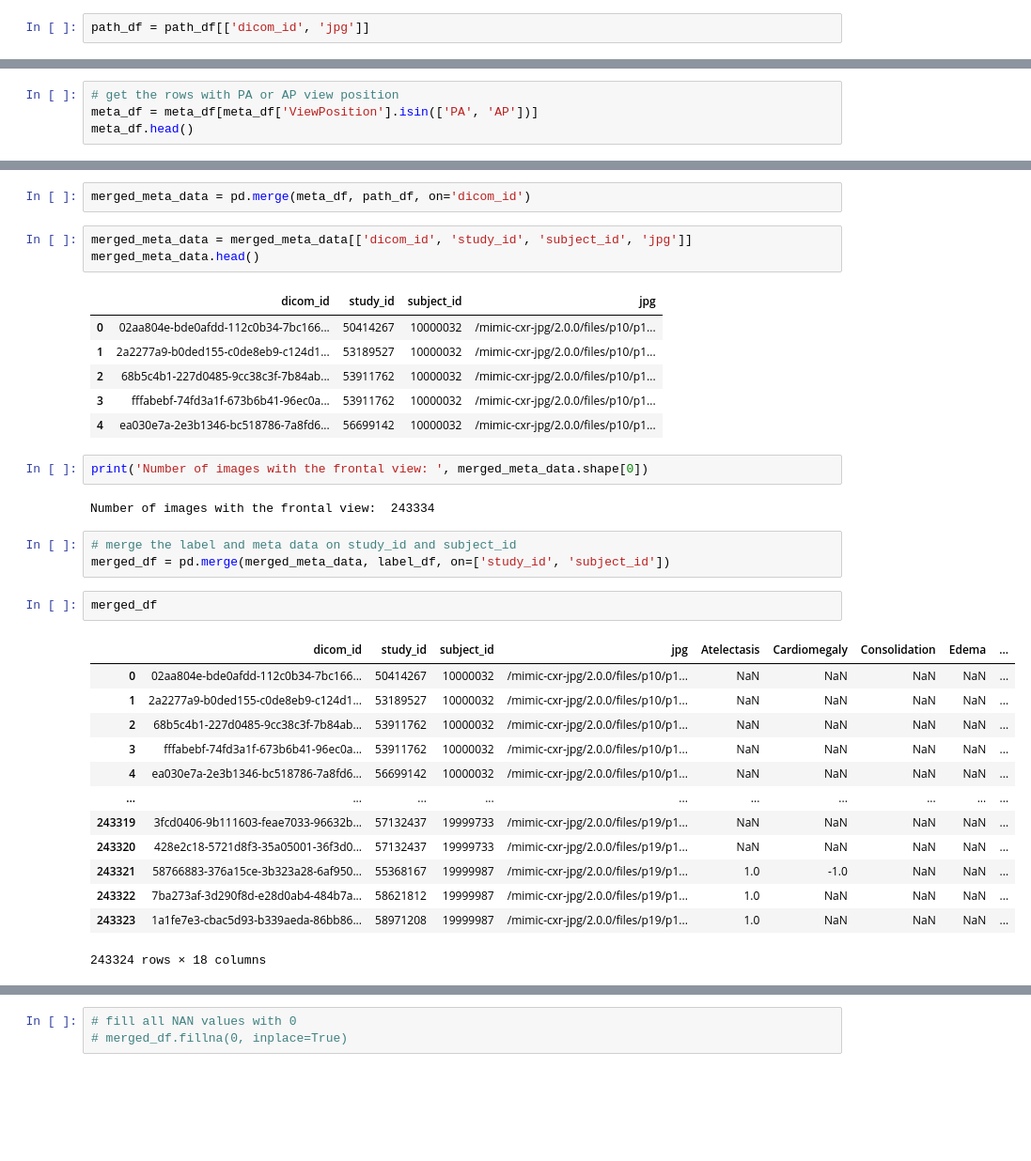
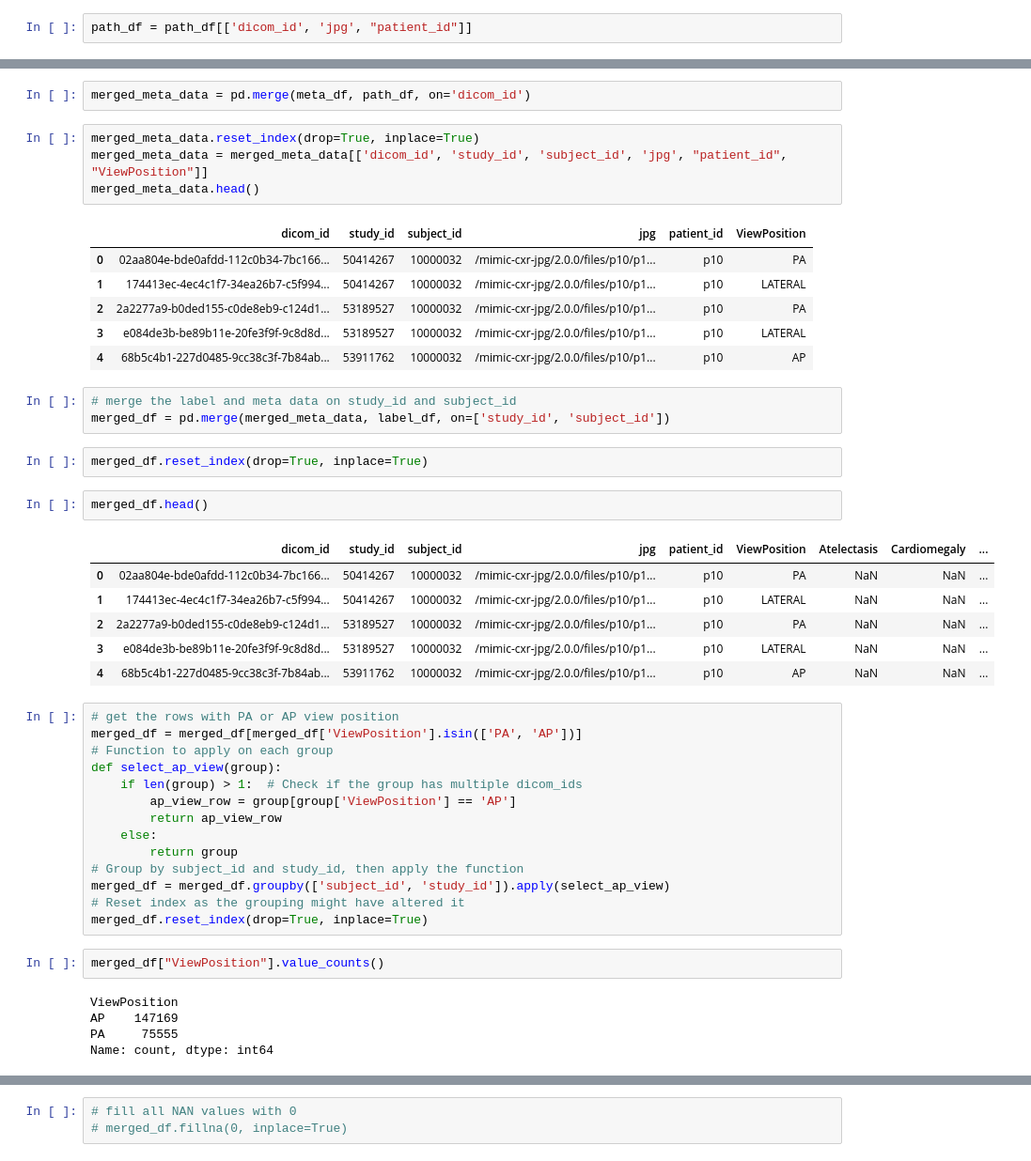
Before and after one commit to tumamur/project_medical, a Jupyter notebook: notebooks/data_analysis.ipynb, the cells around one changed output, grey strips where cells are left out. Shown at 94% size. Drawn from its saved outputs; the diff is of its cells as text; blank space fills up the shorter version.

Commit message:
data analysis

```diff
--- a/notebooks/data_analysis.ipynb
+++ b/notebooks/data_analysis.ipynb
@@ -44,2 +77,2 @@ path_df.head()
 # %%
-path_df = path_df[['dicom_id', 'jpg']]
+path_df = path_df[['dicom_id', 'jpg', "patient_id"]]
@@ -48,4 +78,0 @@ path_df = path_df[['dicom_id', 'jpg']]
-# %%
-# get the rows with PA or AP view position
-meta_df = meta_df[meta_df['ViewPosition'].isin(['PA', 'AP'])]
-meta_df.head()
@@ -61,35 +81,48 @@ meta_df.head()
 # %%
 merged_meta_data = pd.merge(meta_df, path_df, on='dicom_id')
 # %%
-merged_meta_data = merged_meta_data[['dicom_id', 'study_id', 'subject_id', 'jpg']]
+merged_meta_data.reset_index(drop=True, inplace=True)
+merged_meta_data = merged_meta_data[['dicom_id', 'study_id', 'subject_id', 'jpg', "patient_id", "ViewPosition"]]
 merged_meta_data.head()
 # %% [output]
-|  | dicom_id | study_id | subject_id | jpg |
-| 0 | 02aa804e-bde0afdd-112c0b34-7bc166... | 50414267 | 10000032 | /mimic-cxr-jpg/2.0.0/files/p10/p1... |
-| 1 | 2a2277a9-b0ded155-c0de8eb9-c124d1... | 53189527 | 10000032 | /mimic-cxr-jpg/2.0.0/files/p10/p1... |
-| 2 | 68b5c4b1-227d0485-9cc38c3f-7b84ab... | 53911762 | 10000032 | /mimic-cxr-jpg/2.0.0/files/p10/p1... |
-| 3 | fffabebf-74fd3a1f-673b6b41-96ec0a... | 53911762 | 10000032 | /mimic-cxr-jpg/2.0.0/files/p10/p1... |
-| 4 | ea030e7a-2e3b1346-bc518786-7a8fd6... | 56699142 | 10000032 | /mimic-cxr-jpg/2.0.0/files/p10/p1... |
+|  | dicom_id | study_id | subject_id | jpg | patient_id | ViewPosition |
+| 0 | 02aa804e-bde0afdd-112c0b34-7bc166... | 50414267 | 10000032 | /mimic-cxr-jpg/2.0.0/files/p10/p1... | p10 | PA |
+| 1 | 174413ec-4ec4c1f7-34ea26b7-c5f994... | 50414267 | 10000032 | /mimic-cxr-jpg/2.0.0/files/p10/p1... | p10 | LATERAL |
+| 2 | 2a2277a9-b0ded155-c0de8eb9-c124d1... | 53189527 | 10000032 | /mimic-cxr-jpg/2.0.0/files/p10/p1... | p10 | PA |
+| 3 | e084de3b-be89b11e-20fe3f9f-9c8d8d... | 53189527 | 10000032 | /mimic-cxr-jpg/2.0.0/files/p10/p1... | p10 | LATERAL |
+| 4 | 68b5c4b1-227d0485-9cc38c3f-7b84ab... | 53911762 | 10000032 | /mimic-cxr-jpg/2.0.0/files/p10/p1... | p10 | AP |
-# %%
-print('Number of images with the frontal view: ', merged_meta_data.shape[0])
-# %% [output]
-Number of images with the frontal view:  243334
 # %%
 # merge the label and meta data on study_id and subject_id
 merged_df = pd.merge(merged_meta_data, label_df, on=['study_id', 'subject_id'])
+# %%
+merged_df.reset_index(drop=True, inplace=True)
 # %%
-merged_df
+merged_df.head()
 # %% [output]
-|  | dicom_id | study_id | subject_id | jpg | Atelectasis | Cardiomegaly | Consolidation | Edema | ... |
-| 0 | 02aa804e-bde0afdd-112c0b34-7bc166... | 50414267 | 10000032 | /mimic-cxr-jpg/2.0.0/files/p10/p1... | NaN | NaN | NaN | NaN | ... |
-| 1 | 2a2277a9-b0ded155-c0de8eb9-c124d1... | 53189527 | 10000032 | /mimic-cxr-jpg/2.0.0/files/p10/p1... | NaN | NaN | NaN | NaN | ... |
-| 2 | 68b5c4b1-227d0485-9cc38c3f-7b84ab... | 53911762 | 10000032 | /mimic-cxr-jpg/2.0.0/files/p10/p1... | NaN | NaN | NaN | NaN | ... |
-| 3 | fffabebf-74fd3a1f-673b6b41-96ec0a... | 53911762 | 10000032 | /mimic-cxr-jpg/2.0.0/files/p10/p1... | NaN | NaN | NaN | NaN | ... |
-| 4 | ea030e7a-2e3b1346-bc518786-7a8fd6... | 56699142 | 10000032 | /mimic-cxr-jpg/2.0.0/files/p10/p1... | NaN | NaN | NaN | NaN | ... |
-| ... | ... | ... | ... | ... | ... | ... | ... | ... | ... |
-| 243319 | 3fcd0406-9b111603-feae7033-96632b... | 57132437 | 19999733 | /mimic-cxr-jpg/2.0.0/files/p19/p1... | NaN | NaN | NaN | NaN | ... |
-| 243320 | 428e2c18-5721d8f3-35a05001-36f3d0... | 57132437 | 19999733 | /mimic-cxr-jpg/2.0.0/files/p19/p1... | NaN | NaN | NaN | NaN | ... |
-| 243321 | 58766883-376a15ce-3b323a28-6af950... | 55368167 | 19999987 | /mimic-cxr-jpg/2.0.0/files/p19/p1... | 1.0 | -1.0 | NaN | NaN | ... |
-| 243322 | 7ba273af-3d290f8d-e28d0ab4-484b7a... | 58621812 | 19999987 | /mimic-cxr-jpg/2.0.0/files/p19/p1... | 1.0 | NaN | NaN | NaN | ... |
-| 243323 | 1a1fe7e3-cbac5d93-b339aeda-86bb86... | 58971208 | 19999987 | /mimic-cxr-jpg/2.0.0/files/p19/p1... | 1.0 | NaN | NaN | NaN | ... |
+|  | dicom_id | study_id | subject_id | jpg | patient_id | ViewPosition | Atelectasis | Cardiomegaly | ... |
+| 0 | 02aa804e-bde0afdd-112c0b34-7bc166... | 50414267 | 10000032 | /mimic-cxr-jpg/2.0.0/files/p10/p1... | p10 | PA | NaN | NaN | ... |
+| 1 | 174413ec-4ec4c1f7-34ea26b7-c5f994... | 50414267 | 10000032 | /mimic-cxr-jpg/2.0.0/files/p10/p1... | p10 | LATERAL | NaN | NaN | ... |
+| 2 | 2a2277a9-b0ded155-c0de8eb9-c124d1... | 53189527 | 10000032 | /mimic-cxr-jpg/2.0.0/files/p10/p1... | p10 | PA | NaN | NaN | ... |
+| 3 | e084de3b-be89b11e-20fe3f9f-9c8d8d... | 53189527 | 10000032 | /mimic-cxr-jpg/2.0.0/files/p10/p1... | p10 | LATERAL | NaN | NaN | ... |
+| 4 | 68b5c4b1-227d0485-9cc38c3f-7b84ab... | 53911762 | 10000032 | /mimic-cxr-jpg/2.0.0/files/p10/p1... | p10 | AP | NaN | NaN | ... |
-243324 rows × 18 columns
+# %%
+# get the rows with PA or AP view position
+merged_df = merged_df[merged_df['ViewPosition'].isin(['PA', 'AP'])]
+# Function to apply on each group
+def select_ap_view(group):
+    if len(group) > 1:  # Check if the group has multiple dicom_ids
+        ap_view_row = group[group['ViewPosition'] == 'AP']
+        return ap_view_row
+    else:
+        return group
+# Group by subject_id and study_id, then apply the function
+merged_df = merged_df.groupby(['subject_id', 'study_id']).apply(select_ap_view)
+# Reset index as the grouping might have altered it
+merged_df.reset_index(drop=True, inplace=True)
+# %%
+merged_df["ViewPosition"].value_counts()
+# %% [output]
+ViewPosition
+AP    147169
+PA     75555
+Name: count, dtype: int64
```
Also changed, not shown: parts of 21 cells of this notebook, 4 other files.
